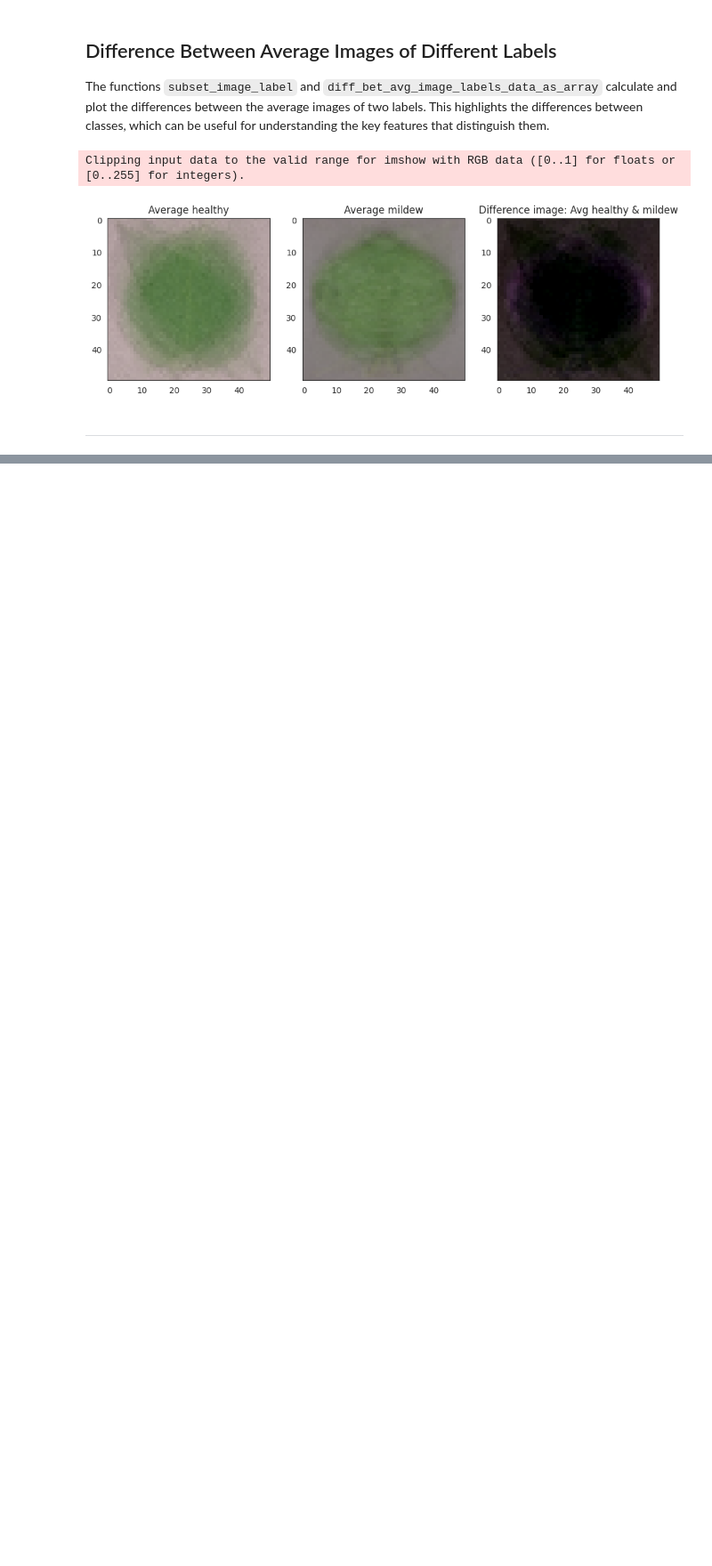
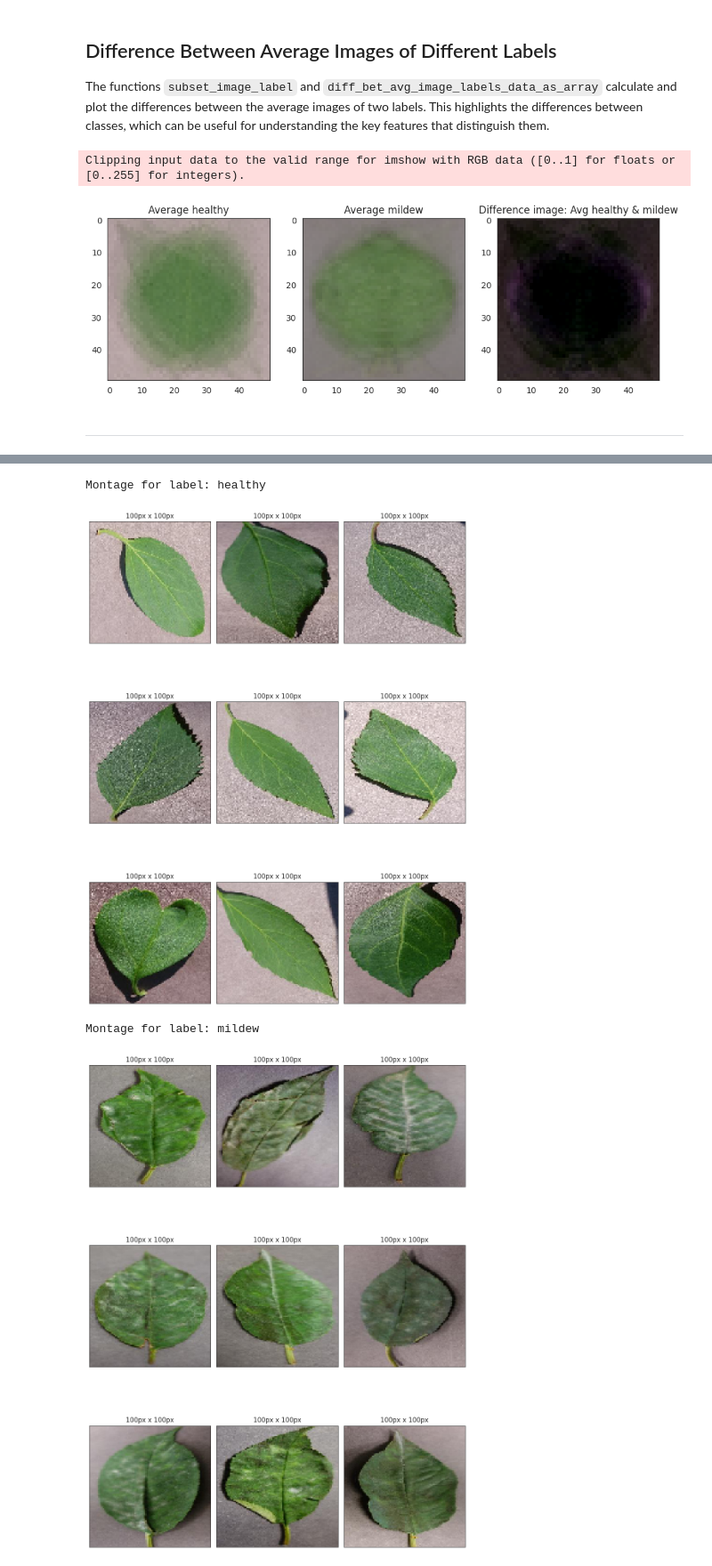
Before and after one commit to QAV-T/mildew_cherry_detection, a Jupyter notebook: jupyter_notebooks/02_Data_Visualization.ipynb, the cells around one changed output, grey strips where cells are left out. Shown at 89% size. Saved outputs shown, nothing was run; the diff lists cells and outputs as text; code cells hidden in the pictures; blank space fills up the shorter version.

Commit message:
add image montage function, write the conclusion of the notebook and the next steps

```diff
--- a/jupyter_notebooks/02_Data_Visualization.ipynb
+++ b/jupyter_notebooks/02_Data_Visualization.ipynb
@@ -282,0 +275,43 @@ except Exception as e:
+# %%
+import itertools
+import random
+from tensorflow.keras.preprocessing import image
+
+sns.set_style("white")
+
+def image_montage(dir_path, label_to_display, nrows, ncols, figsize=(15, 10), size=(100, 100)):
+    labels = os.listdir(dir_path)
+    if label_to_display in labels:
+        images_list = os.listdir(dir_path + '/' + label_to_display)
+        if nrows * ncols < len(images_list):
+            img_idx = random.sample(images_list, nrows * ncols)
+        else:
+            print(f"Decrease nrows or ncols to create your montage. \n"
+                  f"There are {len(images_list)} in your subset. "
+                  f"You requested a montage with {nrows * ncols} spaces")
+            return
+
+        plot_idx = list(itertools.product(range(nrows), range(ncols)))
+        fig, axes = plt.subplots(nrows=nrows, ncols=ncols, figsize=figsize)
+        for idx, (row, col) in enumerate(plot_idx):
+            img = image.load_img(dir_path + '/' + label_to_display + '/' + img_idx[idx], target_size=size)
+            img_array = image.img_to_array(img) / 255.0
+            img_shape = img_array.shape
+            axes[row, col].imshow(img_array)
+            axes[row, col].set_title(f"{img_shape[1]}px x {img_shape[0]}px")
+            axes[row, col].set_xticks([])
+            axes[row, col].set_yticks([])
+        plt.tight_layout()
+        plt.show()
+    else:
+        print(f"The label you selected doesn't exist. Existing options are: {labels}")
+
+for label in os.listdir(train_dir):
+    print(f"Montage for label: {label}")
+    image_montage(dir_path=train_dir, label_to_display=label, nrows=3, ncols=3, figsize=(10, 15), size=(100, 100))
+    print("\n")
+# %% [output]
+Montage for label: healthy
+[figure, added]
+Montage for label: mildew
+[figure, added]
```
Also changed, not shown: parts of 9 cells of this notebook.
